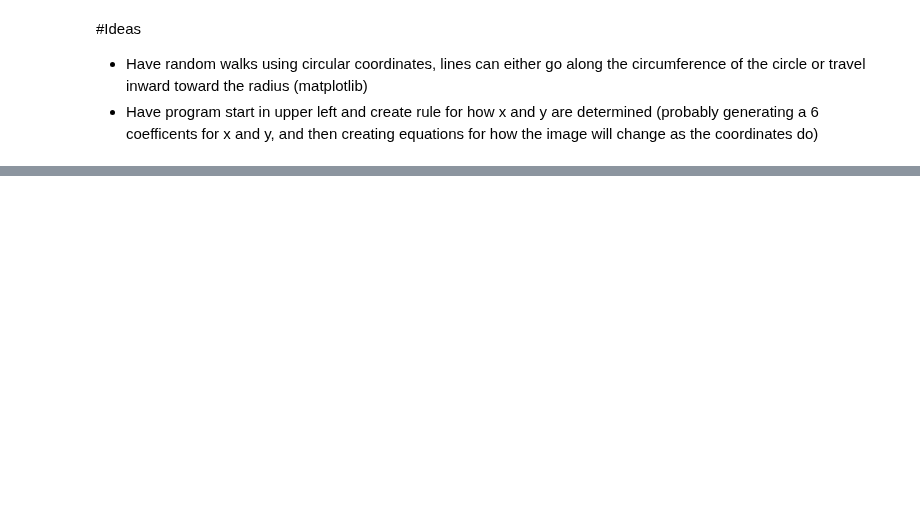
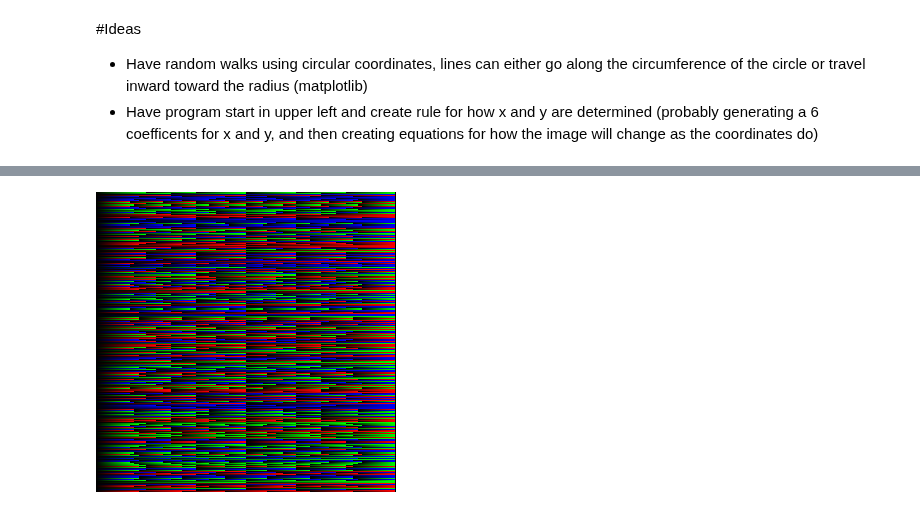
Before and after one commit to jp0utside/Programming-for-Mathematics, a Jupyter notebook: Random_Walk_scratch.ipynb, the cells around one changed output, grey strips where cells are left out. Cells and saved outputs as stored; diff of their text form; code cells hidden in the pictures; blank space fills up the shorter version.

```diff
--- a/Random_Walk_scratch.ipynb
+++ b/Random_Walk_scratch.ipynb
@@ -41,0 +42,19 @@ print(walks[:,0,:3])
+# %%
+def rand_color():
+  xlist = np.linspace(0, 255, 300)
+  pixels = np.zeros((xlist.shape[0], xlist.shape[0], 3))
+  for i in range(300):
+    co = np.random.randint(1,10)
+    chan = np.random.choice([0,1,2])
+    for j in range(300):
+      pixels[i, j, chan] = co*xlist[j] % 255
+  display(Image.fromarray(pixels.astype(np.uint8)))
+
+rand_color()
+
+# pixels[:,:,0] = np.add.outer(xlist*np.random.randint(1, 10), ylist*np.random.randint(1,10))%255
+# pixels[:,:,1] = np.add.outer(xlist*np.random.randint(1, 10), ylist*np.random.randint(1,10))%255
+# pixels[:,:,2] = np.add.outer(xlist*np.random.randint(1, 10), ylist*np.random.randint(1,10))%255
+#display(Image.fromarray(pixels.astype(np.uint8)))
+# %% [output]
+[figure, added]
```
Also changed, not shown: parts of 2 cells of this notebook.
